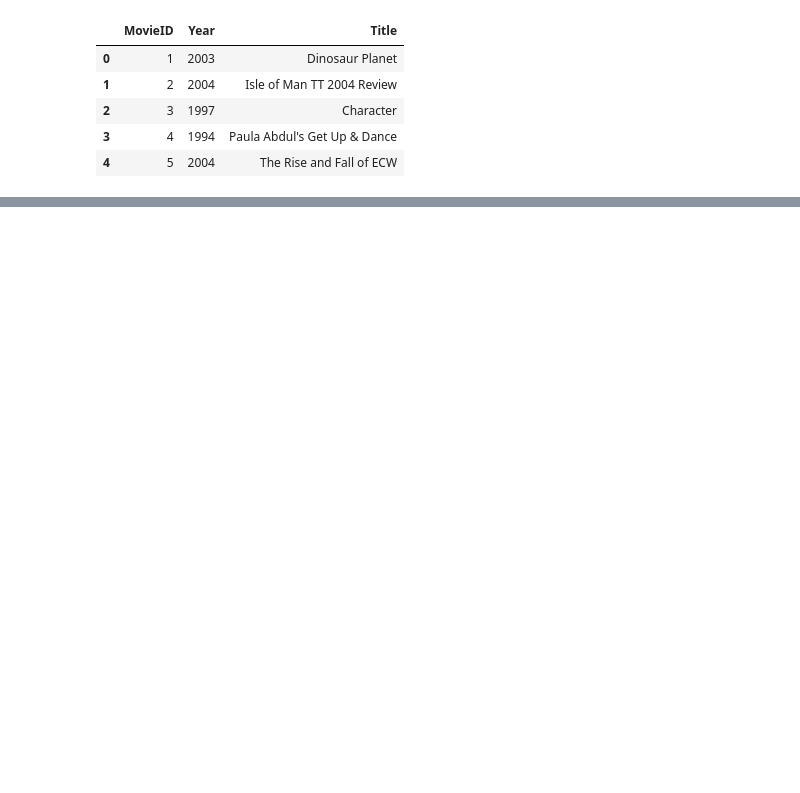
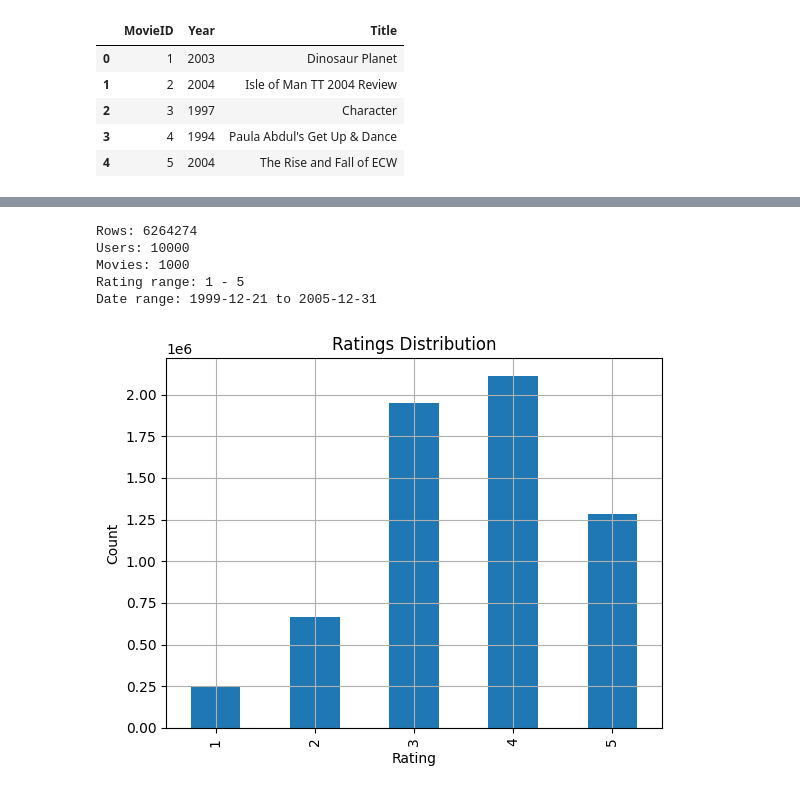
Before and after one commit to Neogenxx/NetflixRec, a Jupyter notebook: load.ipynb, the cells around one changed output, grey strips where cells are left out. Drawn from its saved outputs; the diff is of its cells as text; code cells hidden in the pictures; blank space fills up the shorter version.

```diff
--- a/load.ipynb
+++ b/load.ipynb
@@ -56,0 +94,10 @@ movies.head()
+# %%
+# Get top 10,000 users and top 1,000 movies by rating count
+top_users = sorted(user_count.items(), key=lambda x: x[1], reverse=True)[:10000]
+top_movies = sorted(movie_count.items(), key=lambda x: x[1], reverse=True)[:1000]
+
+top_users_set = set([u for u, c in top_users])
+top_movies_set = set([m for m, c in top_movies])
+
+print("Top user sample:", list(top_users_set)[:5])
+print("Top movie sample:", list(top_movies_set)[:5])
@@ -129,0 +155,17 @@ ratings_um = ratings_um[ratings_um["MovieID"].isin(top_movies)].copy()
+# %%
+# Read movie titles again to merge with ratings
+titles_path = os.path.join(path, "movie_titles.csv")
+
+rows = []
+with open(titles_path, "r", encoding="latin-1") as f:
+    reader = csv.reader(f)
+    for row in reader:
+        movie_id = int(row[0])
+        year = row[1] if row[1] != "" else None
+        title = ",".join(row[2:])
+        rows.append([movie_id, year, title])
+
+movies = pd.DataFrame(rows, columns=["MovieID", "Year", "Title"])
+
+final_merged = final_df.merge(movies, on="MovieID", how="left")
+final_merged.head()
@@ -129,0 +193,21 @@ ratings_um = ratings_um[ratings_um["MovieID"].isin(top_movies)].copy()
+# %%
+print("Rows:", final_merged.shape[0])
+print("Users:", final_merged["UserID"].nunique())
+print("Movies:", final_merged["MovieID"].nunique())
+print("Rating range:", final_merged["Rating"].min(), "-", final_merged["Rating"].max())
+print("Date range:", final_merged["Date"].min(), "to", final_merged["Date"].max())
+# %% [output]
+Rows: 6264274
+Users: 10000
+Movies: 1000
+Rating range: 1 - 5
+Date range: 1999-12-21 to 2005-12-31
+# %%
+final_merged["Rating"].value_counts().sort_index().plot(kind="bar")
+plt.title("Ratings Distribution")
+plt.xlabel("Rating")
+plt.ylabel("Count")
+plt.grid(True)
+plt.show()
+# %% [output]
+[figure, added]
```
Also changed, not shown: parts of 17 cells of this notebook.
